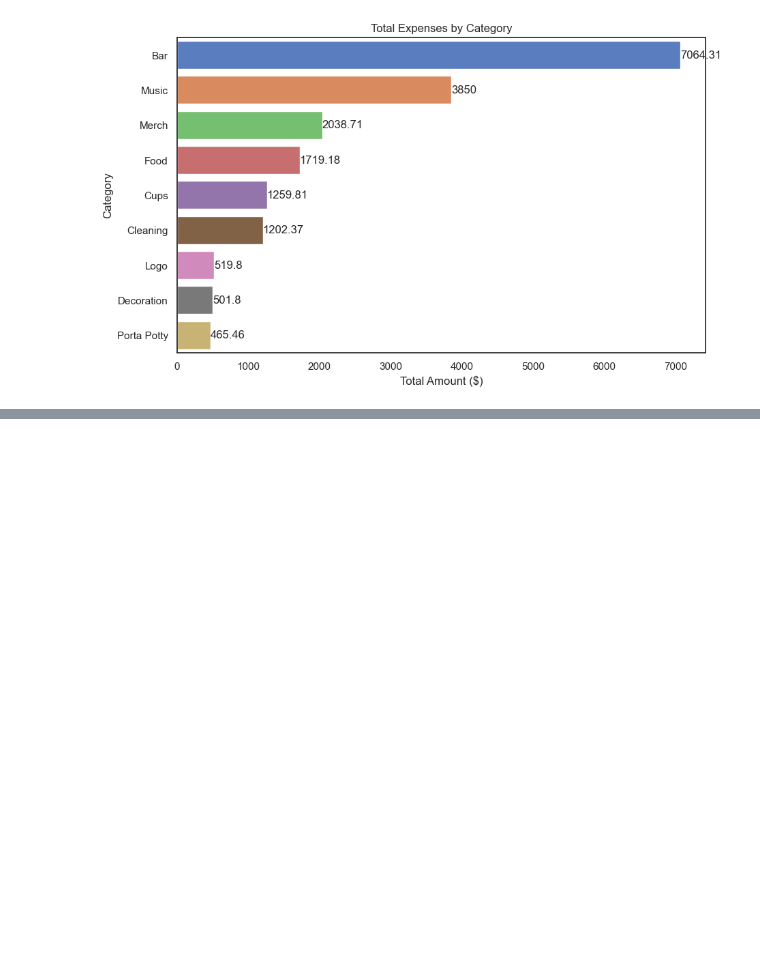
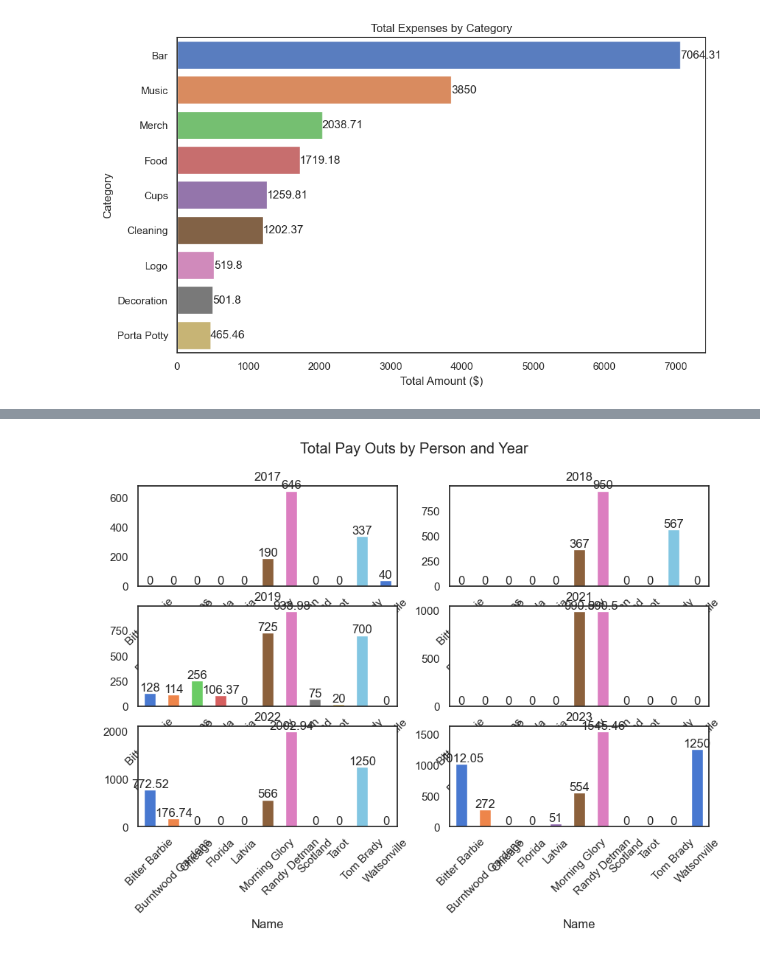
Before and after one commit to johbry17/Harvest-Party, a Jupyter notebook: exploratory_data_analysis.ipynb, the cells around one changed output, grey strips where cells are left out. Cells and saved outputs as stored; diff of their text form; code cells hidden in the pictures; blank space fills up the shorter version.

```diff
--- a/exploratory_data_analysis.ipynb
+++ b/exploratory_data_analysis.ipynb
@@ -370,0 +500,33 @@ plt.show()
+# %%
+# plot a bar chart of every person's total pay_outs by year
+
+# group and sort sums by year
+po_sum = po_df.groupby(["Year", "Name"])["Paid"].sum().reset_index()
+po_sum = po_sum.pivot(index="Year", columns="Name", values="Paid").reset_index()
+po_sum = po_sum.fillna(0)
+
+# format overall figure
+sns.set(style="white", font="Arial")
+plt.figure(figsize=(10, 6))
+plt.ylabel("Total Amount ($)")
+plt.xlabel("Year")
+
+for i, year in enumerate(po_sum.Year):
+    # create a new subplot for each year
+    plt.subplot(3, 2, i + 1)
+    # plot the bar chart
+    ax = po_sum.iloc[i, 1:].plot(kind="bar", color=sns.color_palette("muted"))
+
+    # add labels
+    for container in ax.containers:
+        ax.bar_label(container)
+
+    # format plot
+    plt.title(year)
+    plt.xticks(rotation=45)
+
+# format overall figure
+plt.suptitle("Total Pay Outs by Person and Year")
+plt.show()
+# %% [output]
+[figure, added]
```
Also changed, not shown: parts of 25 cells of this notebook, 1 other file.
